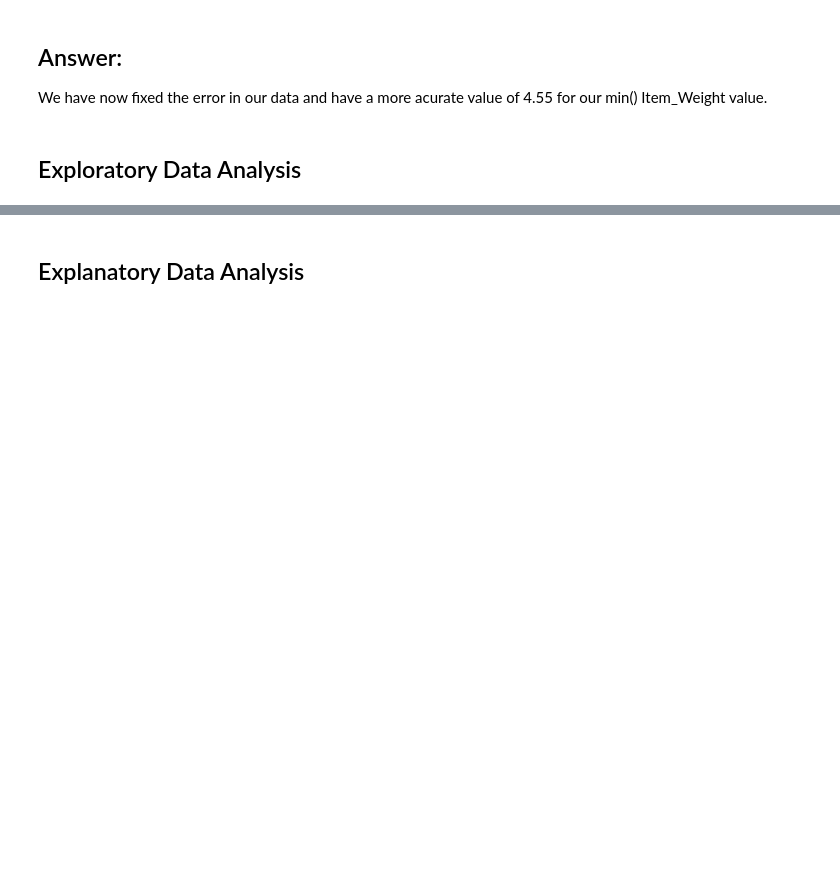
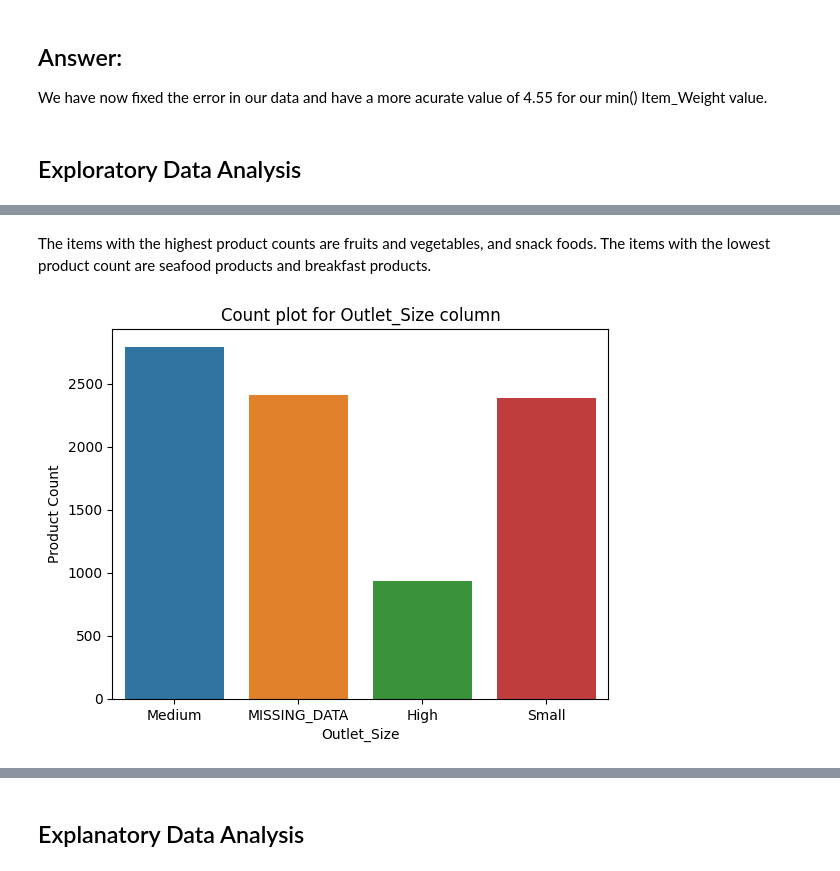
Before and after one commit to JaimeRoss/Prediction-of-Product-Sales, a Jupyter notebook: prediction_of_product_sales.ipynb, the cells around one changed output, grey strips where cells are left out. Saved outputs shown, nothing was run; the diff lists cells and outputs as text; code cells hidden in the pictures; blank space fills up the shorter version.

```diff
--- a/prediction_of_product_sales.ipynb
+++ b/prediction_of_product_sales.ipynb
@@ -321,0 +384,9 @@ We have now fixed the error in our data and have a more acurate value of 4.55 fo
+# %% [markdown]
+The items with the highest product counts are fruits and vegetables, and snack foods. The items with the lowest product count are seafood products and breakfast products.
+# %%
+# Creating a countplot for the Outlet_Size feature
+ax = sns.countplot(df, x="Outlet_Size")
+ax.set_title("Count plot for Outlet_Size column")
+ax.set_ylabel("Product Count");
+# %% [output]
+[figure, added]
```
Also changed, not shown: parts of 34 cells of this notebook.
